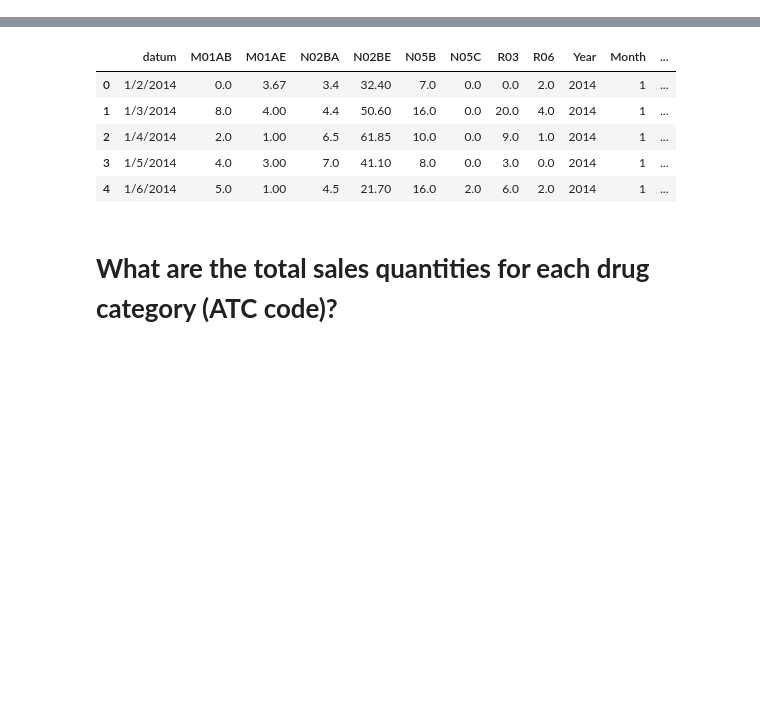
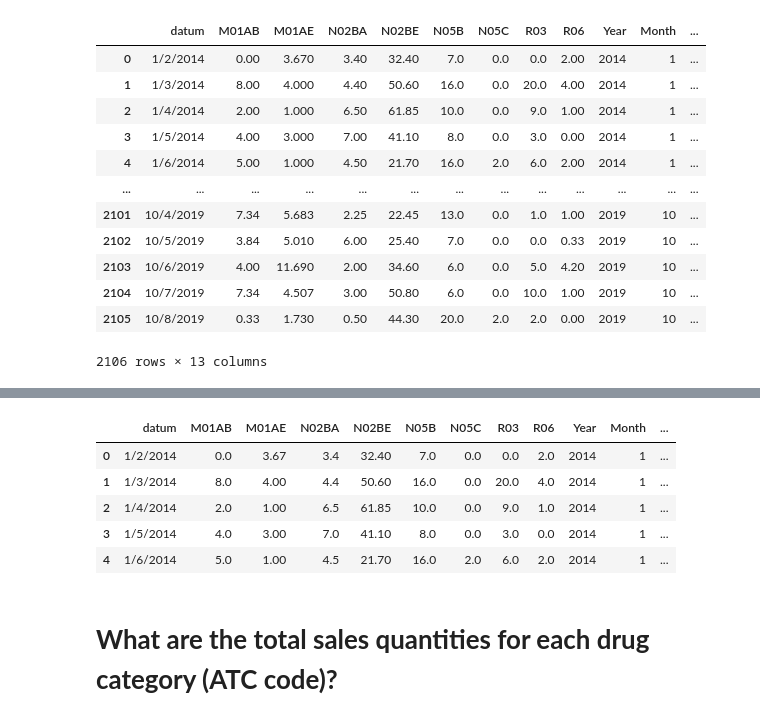
Before and after one commit to akhilesh2009/Analysing-pharmaceutical-sales-data, a Jupyter notebook: Analysing_pharmaceutical_sales_data.ipynb, the cells around one changed output, grey strips where cells are left out. Cells and saved outputs as stored; diff of their text form; code cells hidden in the pictures; blank space fills up the shorter version.

```diff
--- a/Analysing_pharmaceutical_sales_data.ipynb
+++ b/Analysing_pharmaceutical_sales_data.ipynb
@@ -6,6 +6,21 @@ import numpy as np
 import matplotlib.pyplot as plt
 # %%
 sales = pd.read_csv("salesdaily.csv")
+sales
+# %% [output]
+|  | datum | M01AB | M01AE | N02BA | N02BE | N05B | N05C | R03 | R06 | Year | Month | ... |
+| 0 | 1/2/2014 | 0.00 | 3.670 | 3.40 | 32.40 | 7.0 | 0.0 | 0.0 | 2.00 | 2014 | 1 | ... |
+| 1 | 1/3/2014 | 8.00 | 4.000 | 4.40 | 50.60 | 16.0 | 0.0 | 20.0 | 4.00 | 2014 | 1 | ... |
+| 2 | 1/4/2014 | 2.00 | 1.000 | 6.50 | 61.85 | 10.0 | 0.0 | 9.0 | 1.00 | 2014 | 1 | ... |
+| 3 | 1/5/2014 | 4.00 | 3.000 | 7.00 | 41.10 | 8.0 | 0.0 | 3.0 | 0.00 | 2014 | 1 | ... |
+| 4 | 1/6/2014 | 5.00 | 1.000 | 4.50 | 21.70 | 16.0 | 2.0 | 6.0 | 2.00 | 2014 | 1 | ... |
+| ... | ... | ... | ... | ... | ... | ... | ... | ... | ... | ... | ... | ... |
+| 2101 | 10/4/2019 | 7.34 | 5.683 | 2.25 | 22.45 | 13.0 | 0.0 | 1.0 | 1.00 | 2019 | 10 | ... |
+| 2102 | 10/5/2019 | 3.84 | 5.010 | 6.00 | 25.40 | 7.0 | 0.0 | 0.0 | 0.33 | 2019 | 10 | ... |
+| 2103 | 10/6/2019 | 4.00 | 11.690 | 2.00 | 34.60 | 6.0 | 0.0 | 5.0 | 4.20 | 2019 | 10 | ... |
+| 2104 | 10/7/2019 | 7.34 | 4.507 | 3.00 | 50.80 | 6.0 | 0.0 | 10.0 | 1.00 | 2019 | 10 | ... |
+| 2105 | 10/8/2019 | 0.33 | 1.730 | 0.50 | 44.30 | 20.0 | 2.0 | 2.0 | 0.00 | 2019 | 10 | ... |
+2106 rows × 13 columns
 # %%
 sales.describe()
 # %% [output]
```
Also changed, not shown: parts of 2 cells of this notebook.
